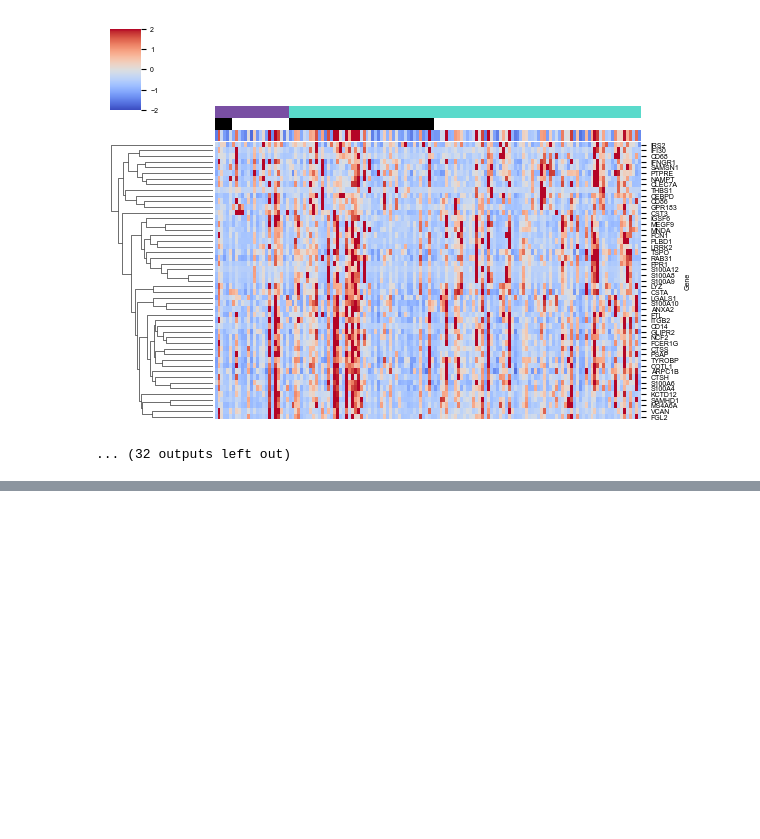
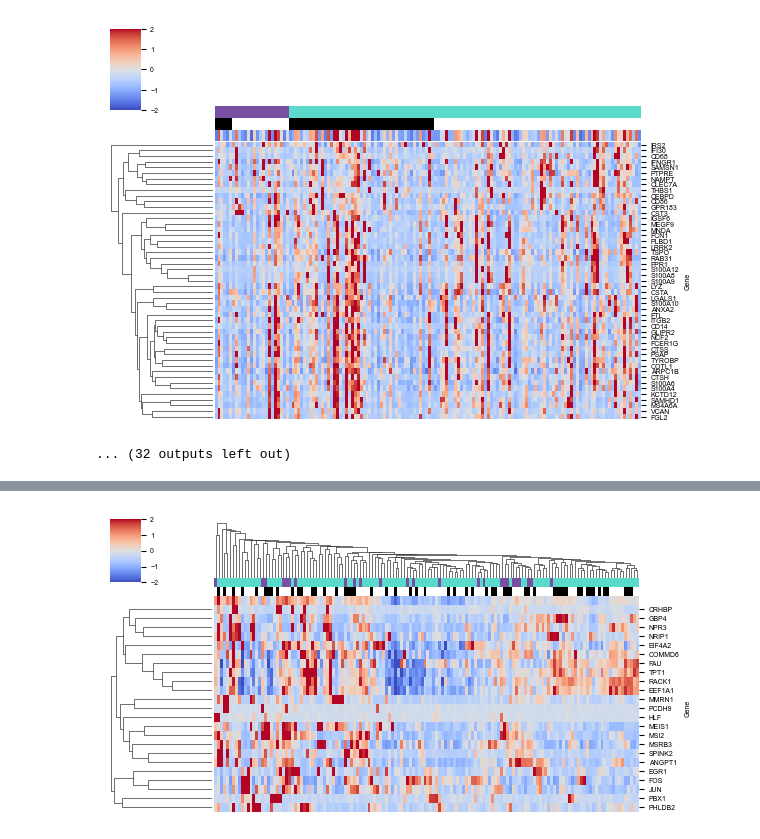
Before and after one commit to PNNL-CompBio/amlMultidrugResistance, a Jupyter notebook: aml_outcome_disparities/analysis/mutations/11_cell_type_scoring.ipynb, the cells around one changed output, grey strips where cells are left out. Saved outputs shown, nothing was run; the diff lists cells and outputs as text; code cells hidden in the pictures; blank space fills up the shorter version.

Commit message:
generate a set of cell state scoring plots with only the top 30 features in each panel

```diff
--- a/aml_outcome_disparities/analysis/mutations/11_cell_type_scoring.ipynb
+++ b/aml_outcome_disparities/analysis/mutations/11_cell_type_scoring.ipynb
@@ -282,3 +282,100 @@ normal_myeloid
 [figure]
 [figure]
 ... (32 outputs left out)
+# %%
+for gs in gene_sets.keys():
+    print("=" * 80)
+    print(gs)
+
+    df = (
+        pl.concat(
+            [
+                pl.read_ipc(SYN.get(SUBSET_DATA_SYN_IDS["B_NPM1-WT.arrow"]).path),
+                pl.read_ipc(SYN.get(SUBSET_DATA_SYN_IDS["W_NPM1-WT.arrow"]).path)
+            ],
+            how="diagonal"
+        )
+        .filter(pl.col("Block") == "Transcriptomics")
+        .drop("Block")
+        .rename({"Feature": "Gene"})
+        .filter(
+            pl.col("Gene").is_in(gene_sets[gs][:30])
+        )
+        .unpivot(
+                index="Gene",
+                variable_name="Sample",
+                value_name="Z-score"
+            )
+            .with_columns(
+                (
+                    pl.col("Sample")
+                    .replace(
+                        {
+                            k: "WT"
+                            for k in w_wt_cols + b_wt_cols
+                        } | {
+                            k: "NPM1"
+                            for k in w_mut_cols + b_mut_cols
+                        }
+                    )
+                    .alias("Mutation")
+                ),
+                (
+                    pl.col("Sample")
+                    .replace(
+                        {
+                            k: "black"
+                            for k in b_wt_cols + b_mut_cols
+                        } | {
+                            k: "white"
+                            for k in w_wt_cols + w_mut_cols
+                        }
+                    )
+                    .alias("Race")
+                )
+            )
+    )
+
+    df_pan = (
+        df
+        .filter(pl.col("Z-score").is_not_null())
+        .sort("Mutation", "Race")
+        .drop("Mutation", "Race")
+        .pivot(
+            on=["Sample"],
+            values="Z-score",
+            aggregate_function="mean",
+        )
+        .fill_null(0)
+        .fill_nan(0)
+        .to_pandas()
+        .set_index("Gene")
+    )
+
+    col_colors = [
+        ["#5ADACB" if c in b_wt_cols + w_wt_cols else "#794FA3" for c in df_pan.columns],
+        ["#000000" if c in b_wt_cols + b_mut_cols else "#FFFFFF" for c in df_pan.columns],
+        [v2c(m) for m in df_pan.mean()]
+    ]
+
+    for col_cluster in [True, False]:
+        cg = sns.clustermap(
+            df_pan,
+            cmap="coolwarm",
+            figsize=(6, 3.5),
+            vmin=-2,
+            vmax=2,
+            col_cluster=col_cluster,
+            col_colors=col_colors,
+            yticklabels=True
+        )
+        cg.ax_heatmap.set_xticks([])
+        plt.savefig(
+            os.path.join(FIGURE_DIR, f"{gs}_{'col-cluster' if col_cluster else ''}_top30_heatmap.pdf"),
+            dpi=400,
+            bbox_inches="tight",
+            transparent=True
+        )
+        plt.show()
+        plt.close()
+# %% [output]
@@ -284,0 +386 @@ normal_myeloid
+[figure, added]
```
Also changed, not shown: parts of 1 cell of this notebook.
